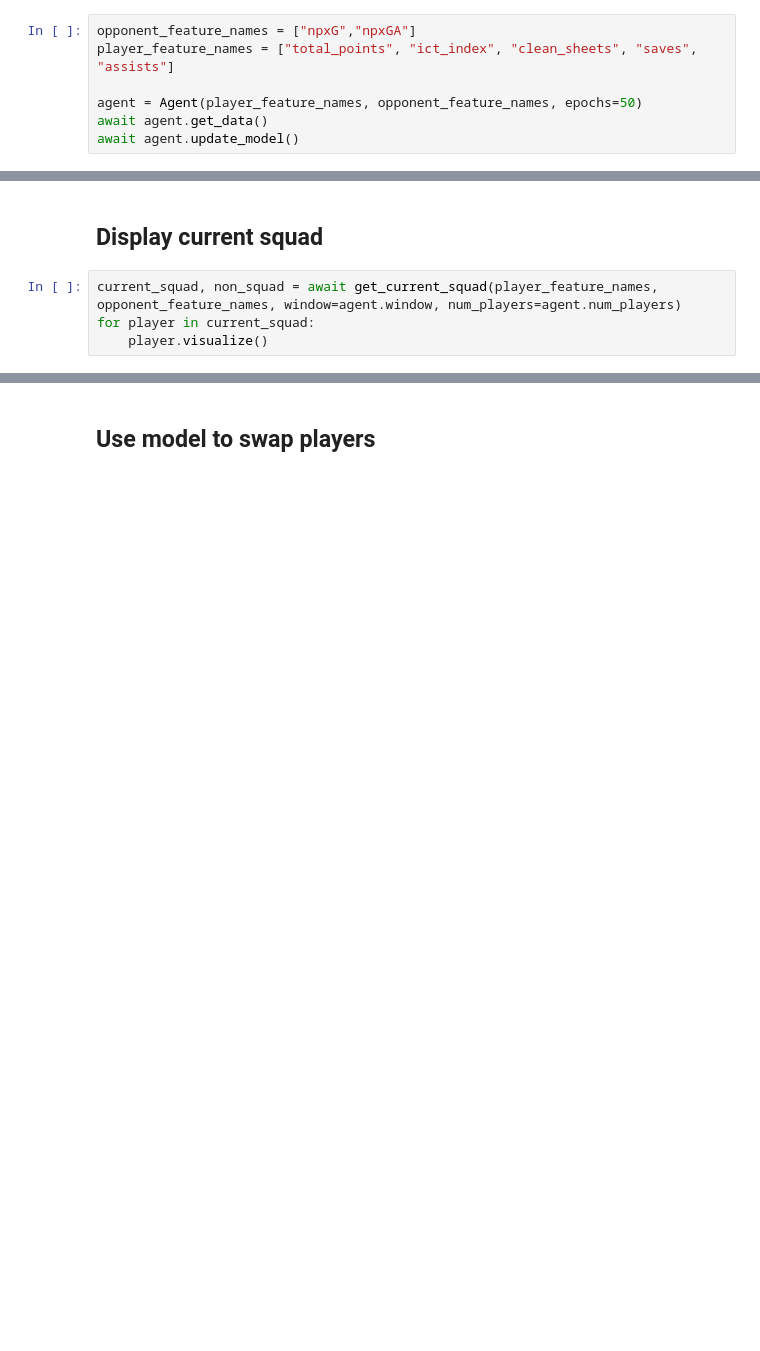
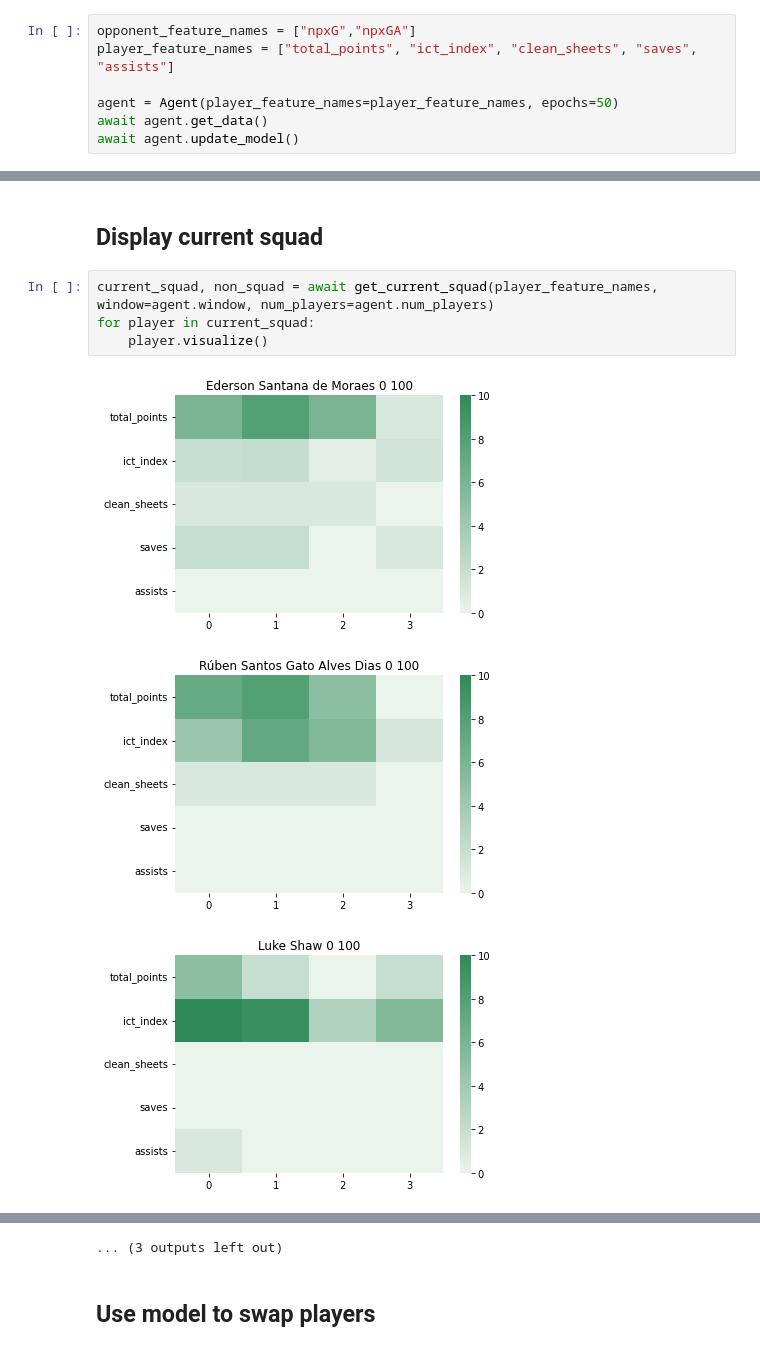
Before and after one commit to ajayrfhp/Control, a Jupyter notebook: Control_FPL/agent.ipynb, the cells around one changed output, grey strips where cells are left out. Cells and saved outputs as stored; diff of their text form; blank space fills up the shorter version.

```diff
--- a/Control_FPL/agent.ipynb
+++ b/Control_FPL/agent.ipynb
@@ -36,7 +32,7 @@ from agent import Agent
 opponent_feature_names = ["npxG","npxGA"]
 player_feature_names = ["total_points", "ict_index", "clean_sheets", "saves", "assists"]
 
-agent = Agent(player_feature_names, opponent_feature_names, epochs=50)
+agent = Agent(player_feature_names=player_feature_names, epochs=50)
 await agent.get_data()
 await agent.update_model()
 # %% [output]
@@ -48,6 +62,10 @@ os.environ['GAMEWEEK']
 # %% [markdown]
 ## Display current squad
 # %%
-current_squad, non_squad = await get_current_squad(player_feature_names, opponent_feature_names, window=agent.window, num_players=agent.num_players)
+current_squad, non_squad = await get_current_squad(player_feature_names, window=agent.window, num_players=agent.num_players)
 for player in current_squad:
     player.visualize()
+# %% [output]
+[figure, added]
+[figure, added]
+[figure, added]
@@ -54,3 +81,4 @@ for player in current_squad:
+... (3 outputs left out)
 # %% [markdown]
 ## Use model to swap players
 # %%
```
Also changed, not shown: parts of 8 cells of this notebook, 7 other files.
